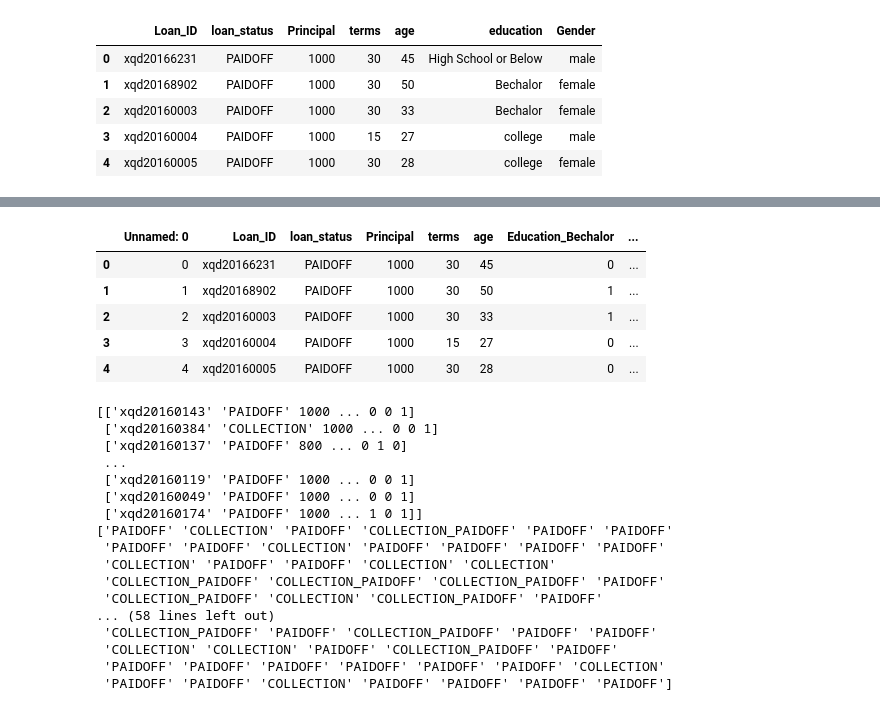
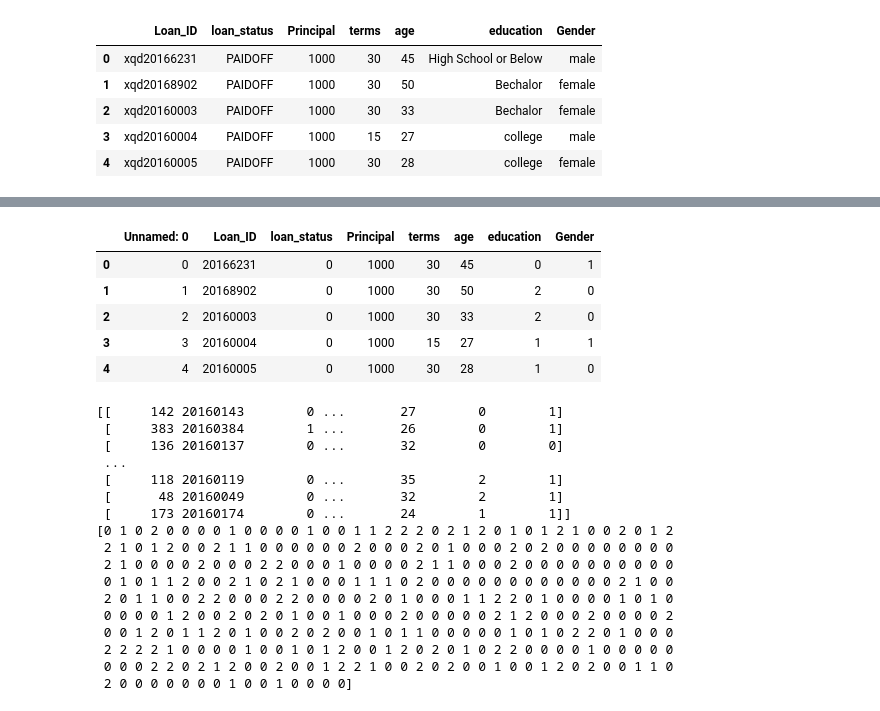
Before and after one commit to soeun727/AI-Project-Corona, a Jupyter notebook: Loan_Data_Classification_Preprocessing_v2.ipynb, the cells around one changed output, grey strips where cells are left out. Cells and saved outputs as stored; diff of their text form; code cells hidden in the pictures.

```diff
--- a/Loan_Data_Classification_Preprocessing_v2.ipynb
+++ b/Loan_Data_Classification_Preprocessing_v2.ipynb
@@ -74,41 +96,41 @@ df.to_csv('Loan payments data_PreProcessing.csv')
 # %%
 import numpy as np
 import pandas as pd
-df = pd.read_csv("/content/drive/MyDrive/AI test/loan_payment analysis/Loan payments data_preprocessing.csv")
+df = pd.read_csv("/content/Loan payments data_PreProcessed.csv")
 
 df.head()
 # %% [output]
-|  | Unnamed: 0 | Loan_ID | loan_status | Principal | terms | age | Education_Bechalor | ... |
-| 0 | 0 | xqd20166231 | PAIDOFF | 1000 | 30 | 45 | 0 | ... |
-| 1 | 1 | xqd20168902 | PAIDOFF | 1000 | 30 | 50 | 1 | ... |
-| 2 | 2 | xqd20160003 | PAIDOFF | 1000 | 30 | 33 | 1 | ... |
-| 3 | 3 | xqd20160004 | PAIDOFF | 1000 | 15 | 27 | 0 | ... |
-| 4 | 4 | xqd20160005 | PAIDOFF | 1000 | 30 | 28 | 0 | ... |
+|  | Unnamed: 0 | Loan_ID | loan_status | Principal | terms | age | education | Gender |
+| 0 | 0 | 20166231 | 0 | 1000 | 30 | 45 | 0 | 1 |
+| 1 | 1 | 20168902 | 0 | 1000 | 30 | 50 | 2 | 0 |
+| 2 | 2 | 20160003 | 0 | 1000 | 30 | 33 | 2 | 0 |
+| 3 | 3 | 20160004 | 0 | 1000 | 15 | 27 | 1 | 1 |
+| 4 | 4 | 20160005 | 0 | 1000 | 30 | 28 | 1 | 0 |
 # %%
 from sklearn.model_selection import train_test_split
-X = df.iloc[1:,1:].values
+X = df.iloc[1:,0:].values
 y = df.iloc[1:,2].values
 X_train, X_test, y_train, y_test = train_test_split(X, y, test_size=0.3,random_state=0)
 print(X_train)
 print(y_train)
 # %% [output]
-[['xqd20160143' 'PAIDOFF' 1000 ... 0 0 1]
- ['xqd20160384' 'COLLECTION' 1000 ... 0 0 1]
- ['xqd20160137' 'PAIDOFF' 800 ... 0 1 0]
+[[     142 20160143        0 ...       27        0        1]
+ [     383 20160384        1 ...       26        0        1]
+ [     136 20160137        0 ...       32        0        0]
  ...
- ['xqd20160119' 'PAIDOFF' 1000 ... 0 0 1]
- ['xqd20160049' 'PAIDOFF' 1000 ... 0 0 1]
- ['xqd20160174' 'PAIDOFF' 1000 ... 1 0 1]]
-['PAIDOFF' 'COLLECTION' 'PAIDOFF' 'COLLECTION_PAIDOFF' 'PAIDOFF' 'PAIDOFF'
- 'PAIDOFF' 'PAIDOFF' 'COLLECTION' 'PAIDOFF' 'PAIDOFF' 'PAIDOFF' 'PAIDOFF'
- 'COLLECTION' 'PAIDOFF' 'PAIDOFF' 'COLLECTION' 'COLLECTION'
- 'COLLECTION_PAIDOFF' 'COLLECTION_PAIDOFF' 'COLLECTION_PAIDOFF' 'PAIDOFF'
- 'COLLECTION_PAIDOFF' 'COLLECTION' 'COLLECTION_PAIDOFF' 'PAIDOFF'
-... (58 lines left out)
- 'COLLECTION_PAIDOFF' 'PAIDOFF' 'COLLECTION_PAIDOFF' 'PAIDOFF' 'PAIDOFF'
- 'COLLECTION' 'COLLECTION' 'PAIDOFF' 'COLLECTION_PAIDOFF' 'PAIDOFF'
- 'PAIDOFF' 'PAIDOFF' 'PAIDOFF' 'PAIDOFF' 'PAIDOFF' 'PAIDOFF' 'COLLECTION'
- 'PAIDOFF' 'PAIDOFF' 'COLLECTION' 'PAIDOFF' 'PAIDOFF' 'PAIDOFF' 'PAIDOFF']
+ [     118 20160119        0 ...       35        2        1]
+ [      48 20160049        0 ...       32        2        1]
+ [     173 20160174        0 ...       24        1        1]]
+[0 1 0 2 0 0 0 0 1 0 0 0 0 1 0 0 1 1 2 2 2 0 2 1 2 0 1 0 1 2 1 0 0 2 0 1 2
+ 2 1 0 1 2 0 0 2 1 1 0 0 0 0 0 0 2 0 0 0 2 0 1 0 0 0 2 0 2 0 0 0 0 0 0 0 0
+ 2 1 0 0 0 0 2 0 0 0 2 2 0 0 0 1 0 0 0 0 2 1 1 0 0 0 2 0 0 0 0 0 0 0 0 0 0
+ 0 1 0 1 1 2 0 0 2 1 0 2 1 0 0 0 1 1 1 0 2 0 0 0 0 0 0 0 0 0 0 0 0 2 1 0 0
+ 2 0 1 1 0 0 2 2 0 0 0 2 2 0 0 0 0 2 0 1 0 0 0 1 1 2 2 0 1 0 0 0 0 1 0 1 0
+ 0 0 0 0 1 2 0 0 2 0 2 0 1 0 0 1 0 0 0 2 0 0 0 0 0 2 1 2 0 0 0 2 0 0 0 0 2
+ 0 0 1 2 0 1 1 2 0 1 0 0 2 0 2 0 0 1 0 1 1 0 0 0 0 0 1 0 1 0 2 2 0 1 0 0 0
+ 2 2 2 2 1 0 0 0 0 1 0 0 1 0 1 2 0 0 1 2 0 2 0 1 0 2 2 0 0 0 0 1 0 0 0 0 0
+ 0 0 0 2 2 0 2 1 2 0 0 2 0 0 1 2 2 1 0 0 2 0 2 0 0 1 0 0 1 2 0 2 0 0 1 1 0
+ 2 0 0 0 0 0 0 0 1 0 0 1 0 0 0 0]
 # %%
 print(X_test)
 # %% [output]
```
Also changed, not shown: parts of 14 cells of this notebook.
